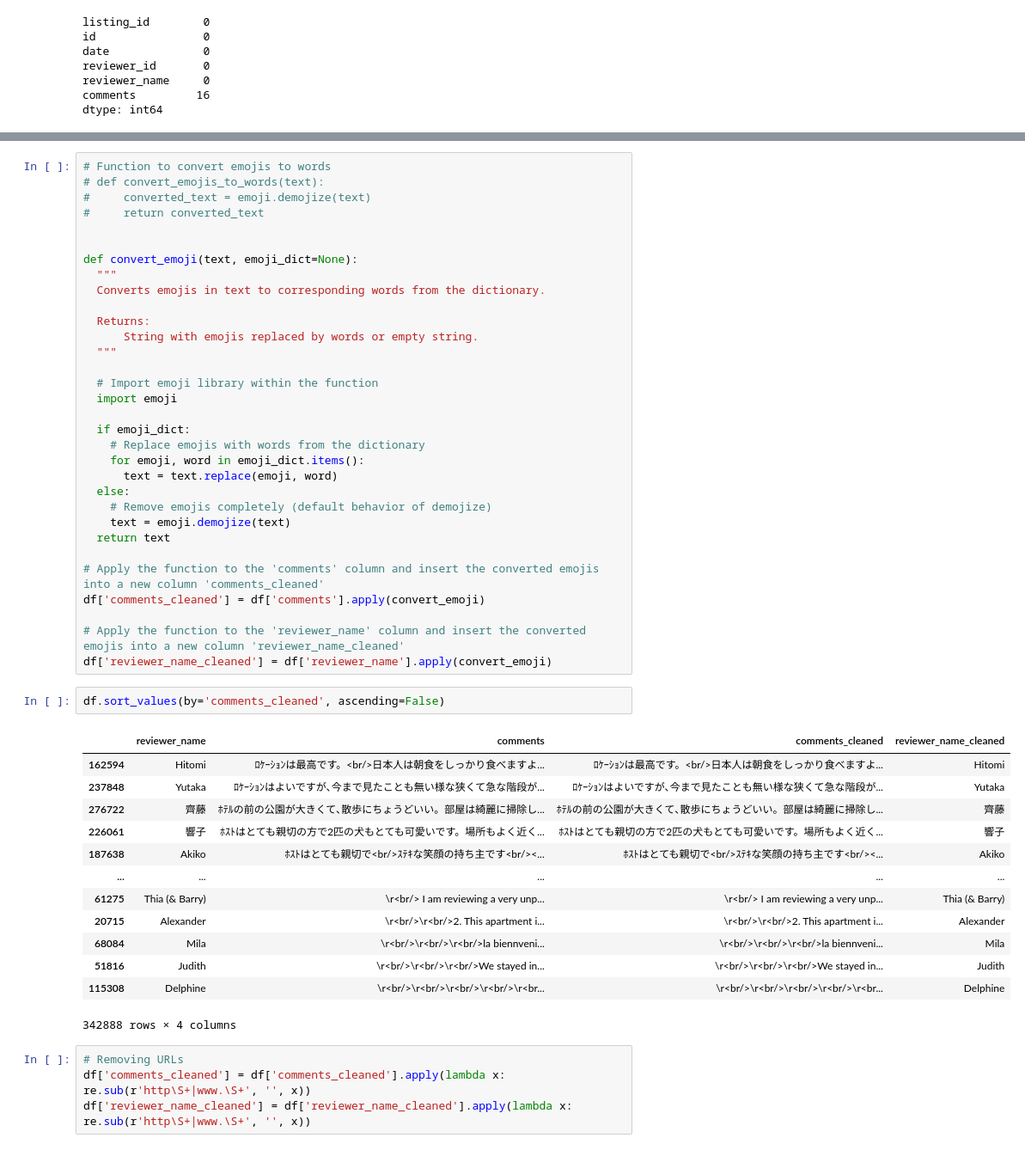
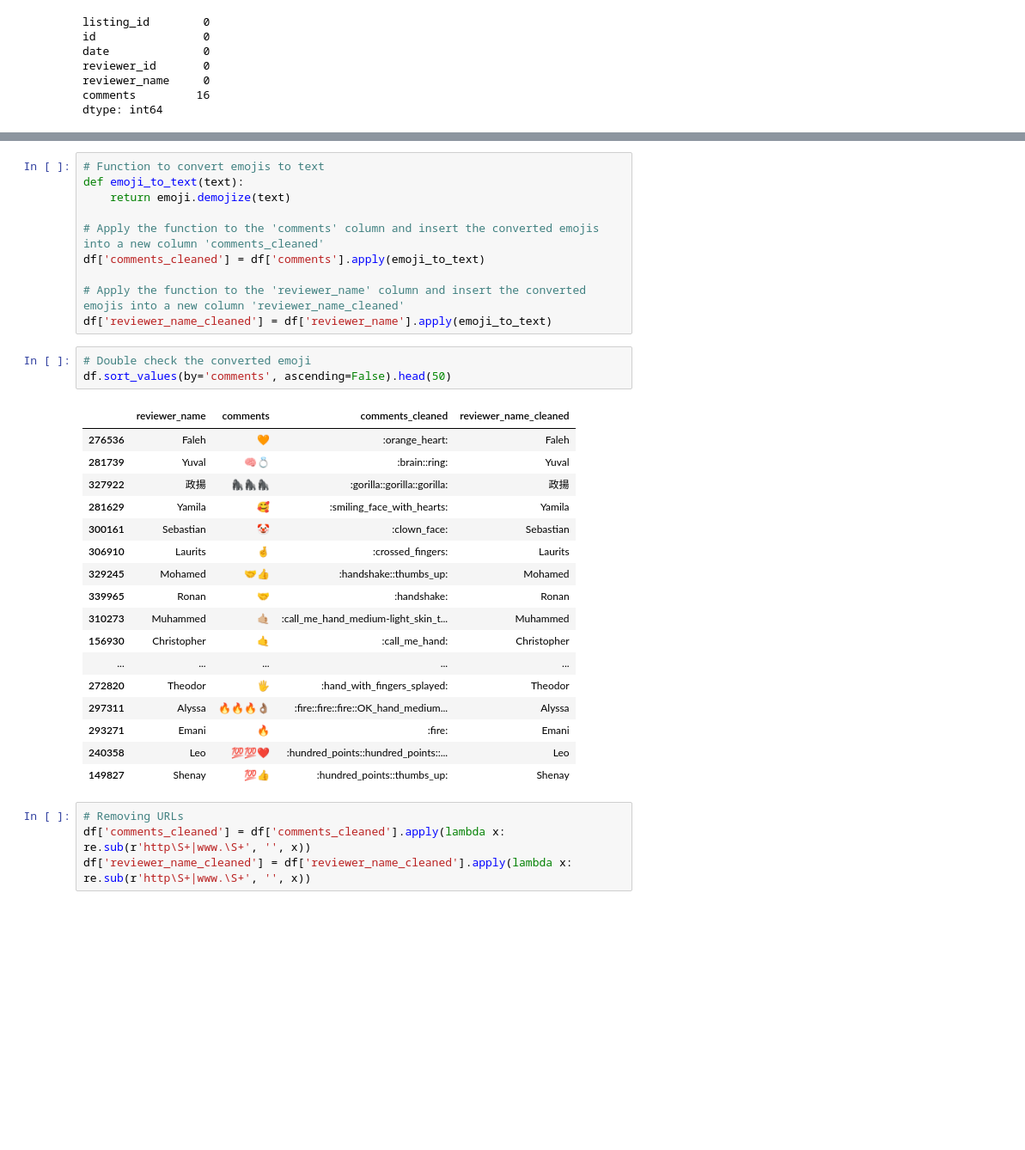
Before and after one commit to danielyaptech/DS-Capstone-Project, a Jupyter notebook: Part 5/NLP_sentiment_analysis.ipynb, the cells around one changed output, grey strips where cells are left out. Shown at 86% size. Cells and saved outputs as stored; diff of their text form; blank space fills up the shorter version.

```diff
--- a/Part 5/NLP_sentiment_analysis.ipynb
+++ b/Part 5/NLP_sentiment_analysis.ipynb
@@ -114,51 +134,34 @@ df.sort_values(by='comments', ascending=False)
 # %%
-# Function to convert emojis to words
-# def convert_emojis_to_words(text):
-#     converted_text = emoji.demojize(text)
-#     return converted_text
-
-
-def convert_emoji(text, emoji_dict=None):
-  """
-  Converts emojis in text to corresponding words from the dictionary.
-
-  Returns:
-      String with emojis replaced by words or empty string.
-  """
-
-  # Import emoji library within the function
-  import emoji
-
-  if emoji_dict:
-    # Replace emojis with words from the dictionary
-    for emoji, word in emoji_dict.items():
-      text = text.replace(emoji, word)
-  else:
-    # Remove emojis completely (default behavior of demojize)
-    text = emoji.demojize(text)
-  return text
+# Function to convert emojis to text
+def emoji_to_text(text):
+    return emoji.demojize(text)
 
 # Apply the function to the 'comments' column and insert the converted emojis into a new column 'comments_cleaned'
-df['comments_cleaned'] = df['comments'].apply(convert_emoji)
+df['comments_cleaned'] = df['comments'].apply(emoji_to_text)
 
 # Apply the function to the 'reviewer_name' column and insert the converted emojis into a new column 'reviewer_name_cleaned'
-df['reviewer_name_cleaned'] = df['reviewer_name'].apply(convert_emoji)
+df['reviewer_name_cleaned'] = df['reviewer_name'].apply(emoji_to_text)
 # %%
-df.sort_values(by='comments_cleaned', ascending=False)
+# Double check the converted emoji
+df.sort_values(by='comments', ascending=False).head(50)
 # %% [output]
 |  | reviewer_name | comments | comments_cleaned | reviewer_name_cleaned |
-| 162594 | Hitomi | ﾛｹｰｼｮﾝは最高です。<br/>日本人は朝食をしっかり食べますよ... | ﾛｹｰｼｮﾝは最高です。<br/>日本人は朝食をしっかり食べますよ... | Hitomi |
-| 237848 | Yutaka | ﾛｹｰｼｮﾝはよいですが､今まで見たことも無い様な狭くて急な階段が... | ﾛｹｰｼｮﾝはよいですが､今まで見たことも無い様な狭くて急な階段が... | Yutaka |
-| 276722 | 齊藤 | ﾎﾃﾙの前の公園が大きくて､散歩にちょうどいい。部屋は綺麗に掃除し... | ﾎﾃﾙの前の公園が大きくて､散歩にちょうどいい。部屋は綺麗に掃除し... | 齊藤 |
-| 226061 | 響子 | ﾎｽﾄはとても親切の方で2匹の犬もとても可愛いです。場所もよく近く... | ﾎｽﾄはとても親切の方で2匹の犬もとても可愛いです。場所もよく近く... | 響子 |
-| 187638 | Akiko | ﾎｽﾄはとても親切で<br/>ｽﾃｷな笑顔の持ち主です<br/><... | ﾎｽﾄはとても親切で<br/>ｽﾃｷな笑顔の持ち主です<br/><... | Akiko |
+| 276536 | Faleh | 🧡 | :orange_heart: | Faleh |
+| 281739 | Yuval | 🧠💍 | :brain::ring: | Yuval |
+| 327922 | 政揚 | 🦍🦍🦍 | :gorilla::gorilla::gorilla: | 政揚 |
+| 281629 | Yamila | 🥰 | :smiling_face_with_hearts: | Yamila |
+| 300161 | Sebastian | 🤡 | :clown_face: | Sebastian |
+| 306910 | Laurits | 🤞 | :crossed_fingers: | Laurits |
+| 329245 | Mohamed | 🤝👍 | :handshake::thumbs_up: | Mohamed |
+| 339965 | Ronan | 🤝 | :handshake: | Ronan |
+| 310273 | Muhammed | 🤙🏼 | :call_me_hand_medium-light_skin_t... | Muhammed |
+| 156930 | Christopher | 🤙 | :call_me_hand: | Christopher |
 | ... | ... | ... | ... | ... |
-| 61275 | Thia (& Barry) | \r<br/> I am reviewing a very unp... | \r<br/> I am reviewing a very unp... | Thia (& Barry) |
-| 20715 | Alexander | \r<br/>\r<br/>2. This apartment i... | \r<br/>\r<br/>2. This apartment i... | Alexander |
-| 68084 | Mila | \r<br/>\r<br/>\r<br/>la biennveni... | \r<br/>\r<br/>\r<br/>la biennveni... | Mila |
-| 51816 | Judith | \r<br/>\r<br/>\r<br/>We stayed in... | \r<br/>\r<br/>\r<br/>We stayed in... | Judith |
-| 115308 | Delphine | \r<br/>\r<br/>\r<br/>\r<br/>\r<br... | \r<br/>\r<br/>\r<br/>\r<br/>\r<br... | Delphine |
+| 272820 | Theodor | 🖐 | :hand_with_fingers_splayed: | Theodor |
+| 297311 | Alyssa | 🔥🔥🔥👌🏽 | :fire::fire::fire::OK_hand_medium... | Alyssa |
+| 293271 | Emani | 🔥 | :fire: | Emani |
+| 240358 | Leo | 💯💯❤ | :hundred_points::hundred_points::... | Leo |
+| 149827 | Shenay | 💯👍 | :hundred_points::thumbs_up: | Shenay |
-342888 rows × 4 columns
 # %%
 # Removing URLs
 df['comments_cleaned'] = df['comments_cleaned'].apply(lambda x: re.sub(r'http\S+|www.\S+', '', x))
```
Also changed, not shown: parts of 52 cells of this notebook.
